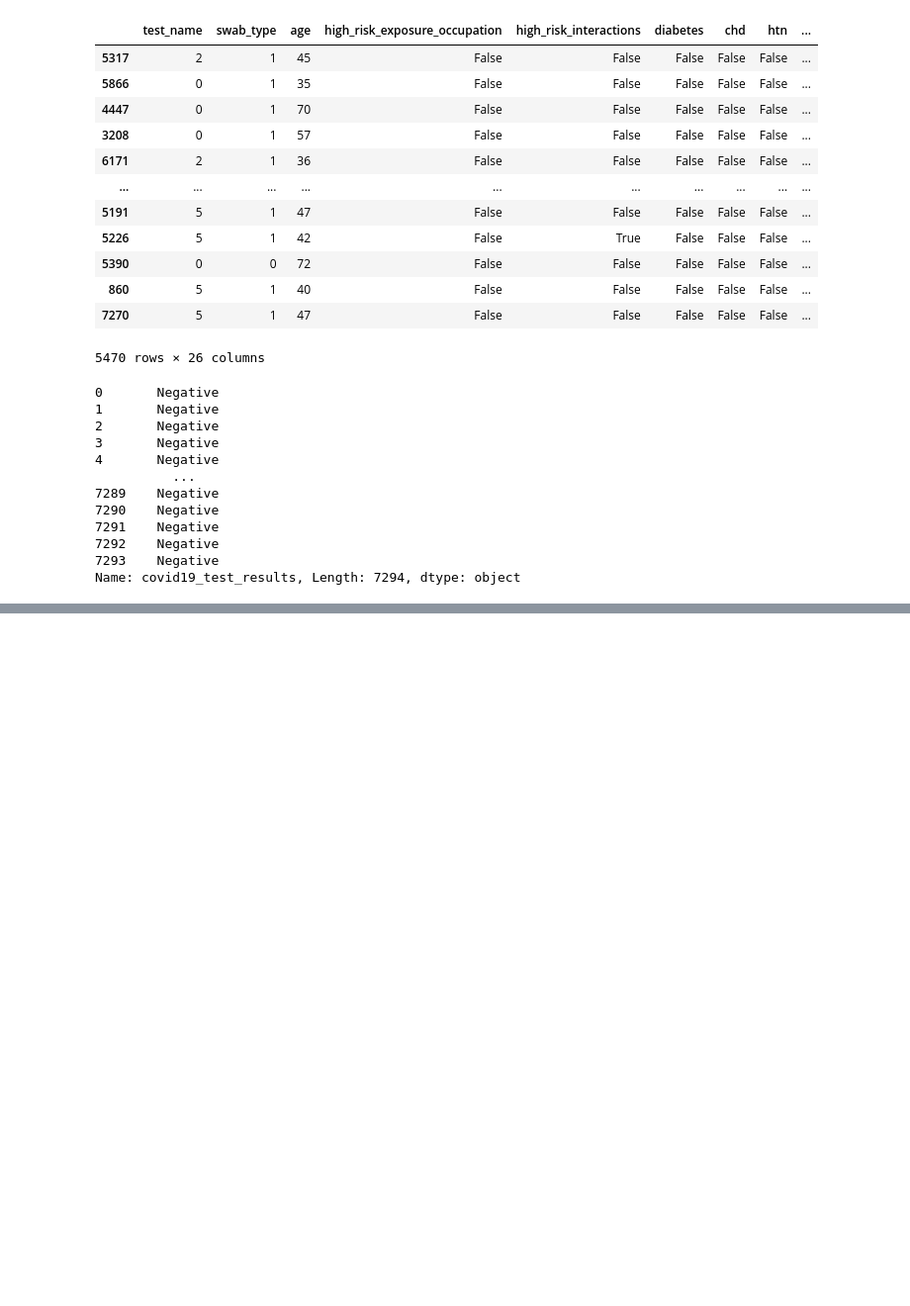
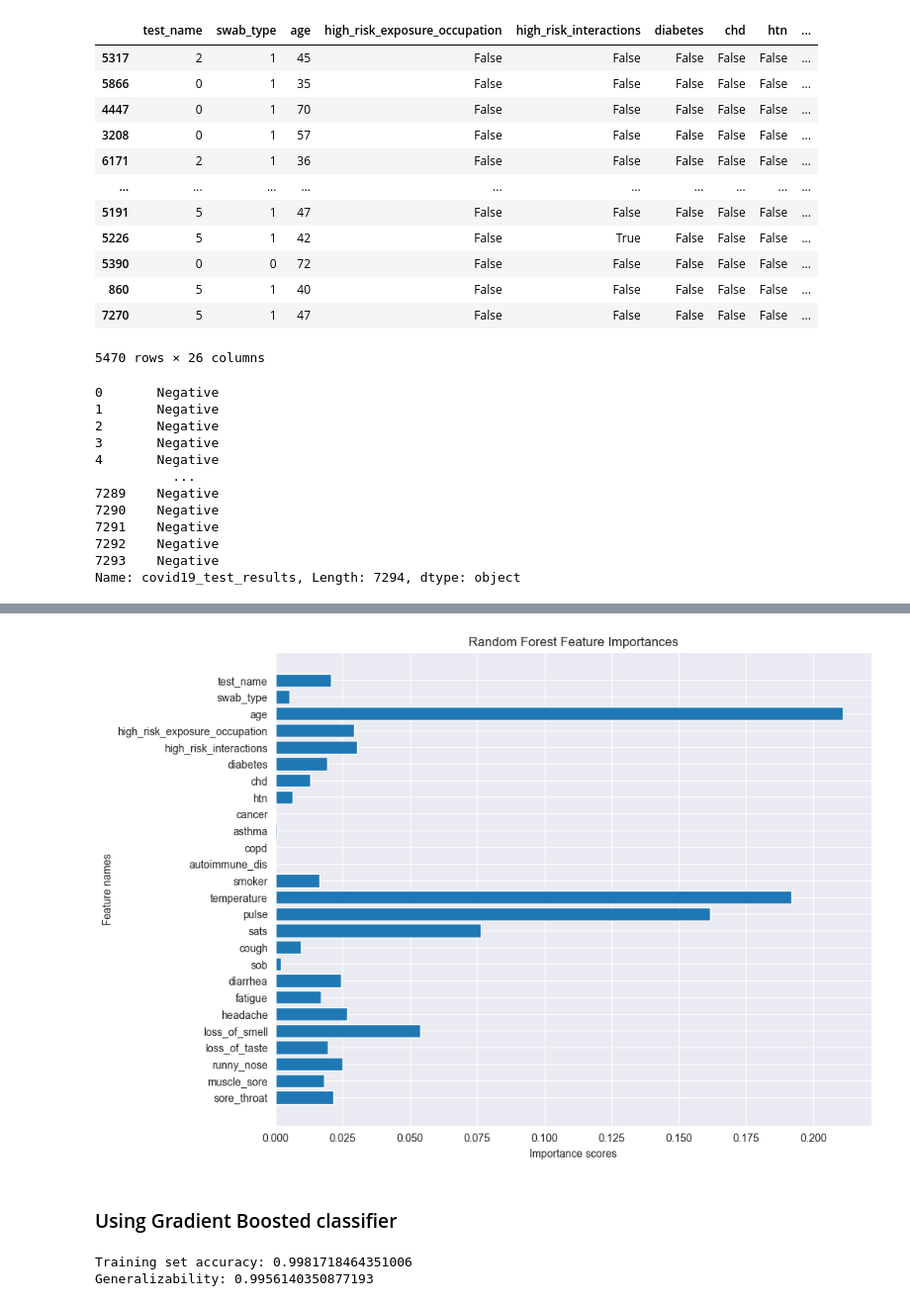
Before and after one commit to soipanhamisi/KNN_Classification_Regression_Analysis, a Jupyter notebook: notebooks/tree-based-modelling.ipynb, the cells around one changed output, grey strips where cells are left out. Shown at 99% size. Saved outputs shown, nothing was run; the diff lists cells and outputs as text; code cells hidden in the pictures; blank space fills up the shorter version.

```diff
--- a/notebooks/tree-based-modelling.ipynb
+++ b/notebooks/tree-based-modelling.ipynb
@@ -317,0 +318,3 @@ Name: covid19_test_results, Length: 7294, dtype: object
+# %%
+from sklearn.ensemble import RandomForestClassifier
+covid_randomnessclf = RandomForestClassifier(n_estimators=100, random_state=42).fit(X_train, y_train)
@@ -317,0 +356,15 @@ Name: covid19_test_results, Length: 7294, dtype: object
+# %%
+import matplotlib.pyplot as plt
+n_features = X.shape[1]
+plt.figure(figsize=(10,8))
+plt.barh(range(n_features), covid_randomnessclf.feature_importances_, align="center")
+plt.yticks(range(n_features), X.columns)
+plt.xlabel("Importance scores")
+plt.ylabel("Feature names")
+plt.title("Random Forest Feature Importances")
+plt.gca().invert_yaxis()
+plt.show()
+# %% [output]
+[figure, added]
+# %% [markdown]
+### Using Gradient Boosted classifier
@@ -317,0 +374,6 @@ Name: covid19_test_results, Length: 7294, dtype: object
+# %%
+print(f"Training set accuracy: {covid_gbc.score(X_train, y_train)}")
+print(f"Generalizability: {covid_gbc.score(X_test, y_test)}")
+# %% [output]
+Training set accuracy: 0.9981718464351006
+Generalizability: 0.9956140350877193
```
Also changed, not shown: parts of 9 cells of this notebook.
